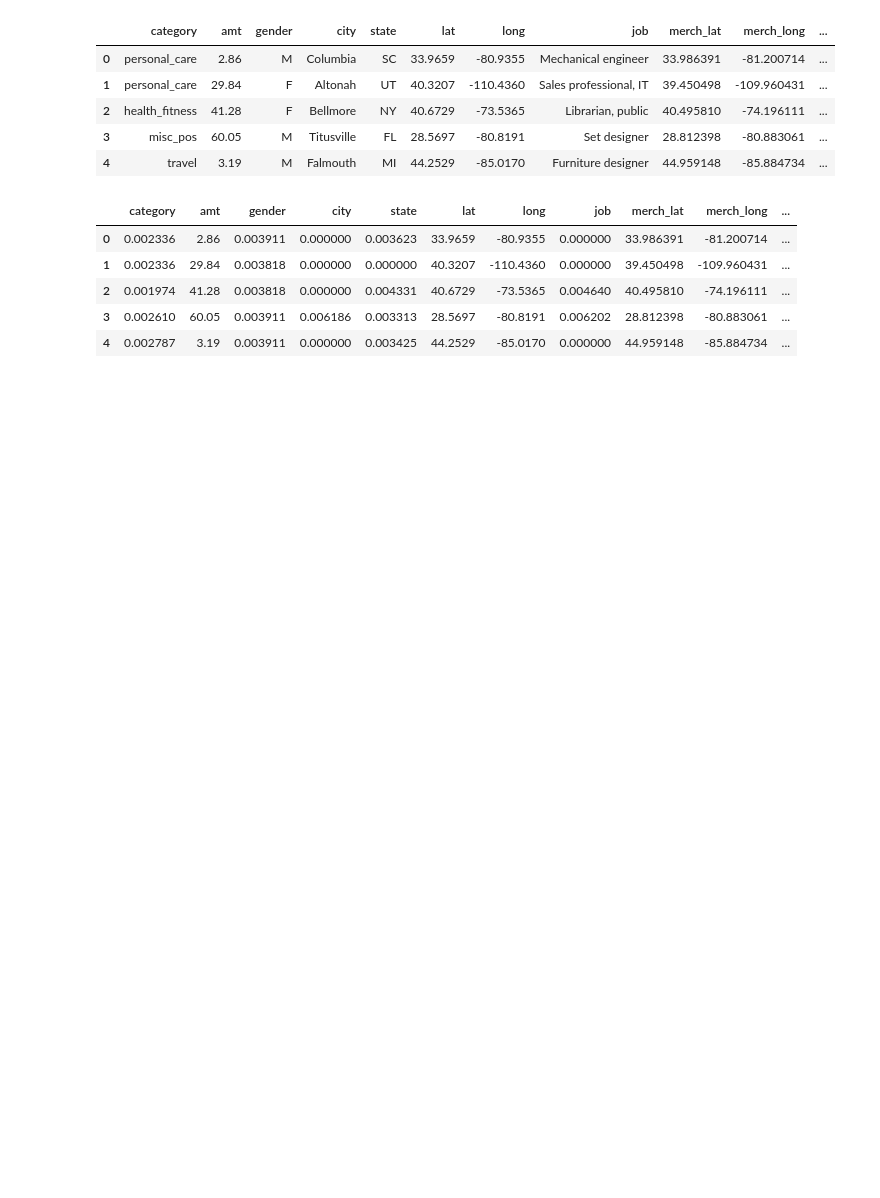
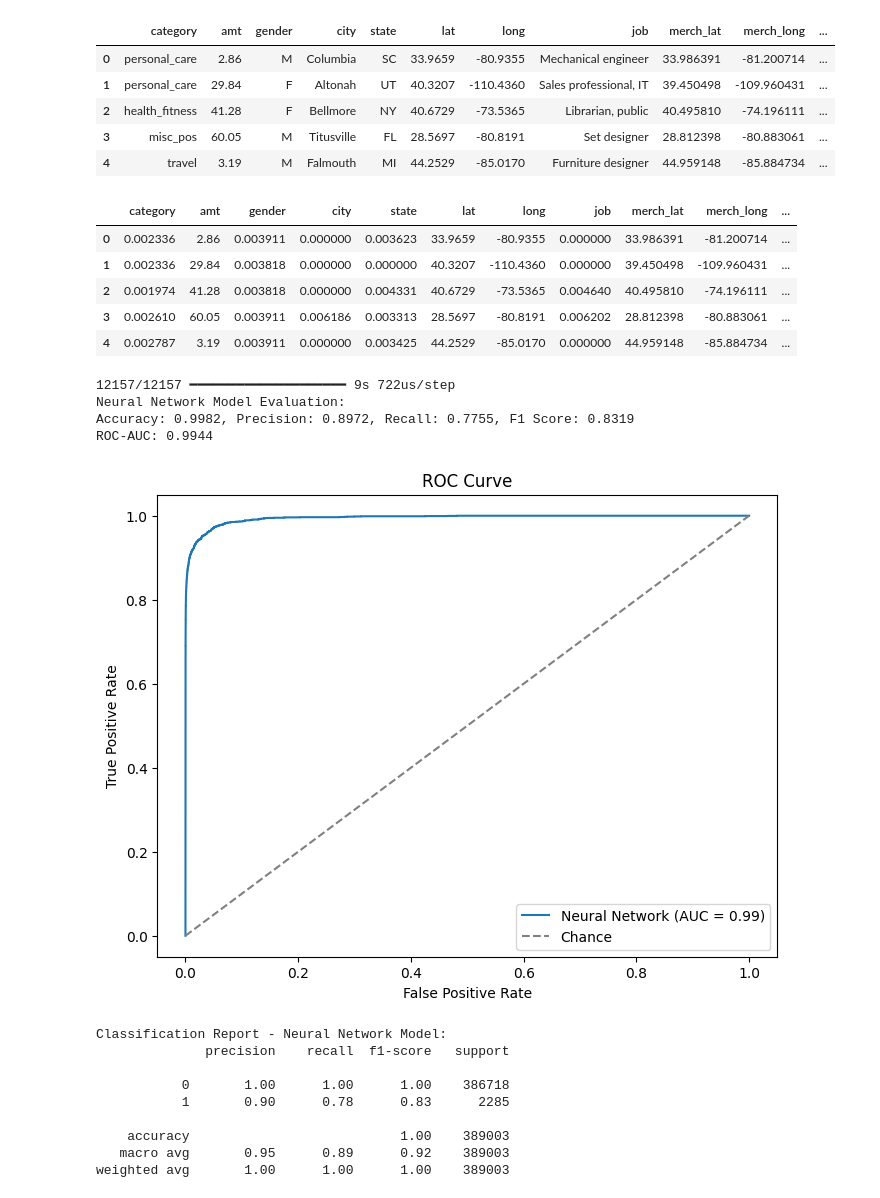
Before and after one commit to gabhinav1989/fraud_detection_capstone, a Jupyter notebook: capstone.ipynb, the cells around one changed output. Cells and saved outputs as stored; diff of their text form; code cells hidden in the pictures; blank space fills up the shorter version.

```diff
--- a/capstone.ipynb
+++ b/capstone.ipynb
@@ -1263,3 +1337,58 @@ X_T.head()
 | 2 | 0.001974 | 41.28 | 0.003818 | 0.000000 | 0.004331 | 40.6729 | -73.5365 | 0.004640 | 40.495810 | -74.196111 | ... |
 | 3 | 0.002610 | 60.05 | 0.003911 | 0.006186 | 0.003313 | 28.5697 | -80.8191 | 0.006202 | 28.812398 | -80.883061 | ... |
 | 4 | 0.002787 | 3.19 | 0.003911 | 0.000000 | 0.003425 | 44.2529 | -85.0170 | 0.000000 | 44.959148 | -85.884734 | ... |
+# %%
+def evaluate_neural_network_model(model, X_test, y_test):
+    # Predict on the test set
+    y_prob = model.predict(X_test).flatten()
+    y_pred = (y_prob > 0.5).astype(int)
+
+    # Calculate evaluation metrics
+    accuracy = accuracy_score(y_test, y_pred)
+    precision = precision_score(y_test, y_pred)
+    recall = recall_score(y_test, y_pred)
+    f1 = f1_score(y_test, y_pred)
+    roc_auc = roc_auc_score(y_test, y_prob)
+
+    # Print evaluation metrics
+    print("Neural Network Model Evaluation:")
+    print(f"Accuracy: {accuracy:.4f}, Precision: {precision:.4f}, Recall: {recall:.4f}, F1 Score: {f1:.4f}")
+    print(f"ROC-AUC: {roc_auc:.4f}")
+
+    # Plot ROC-AUC curve
+    fpr, tpr, _ = roc_curve(y_test, y_prob)
+    plt.figure(figsize=(8, 6))
+    plt.plot(fpr, tpr, label=f'Neural Network (AUC = {roc_auc:.2f})')
+    plt.plot([0, 1], [0, 1], linestyle='--', color='grey', label='Chance')
+    plt.title('ROC Curve')
+    plt.xlabel('False Positive Rate')
+    plt.ylabel('True Positive Rate')
+    plt.legend()
+    plt.show()
+
+    # Plot confusion matrix
+    cm = confusion_matrix(y_test, y_pred)
+    disp = ConfusionMatrixDisplay(confusion_matrix=cm)
+    disp.plot()
+
+    # Print classification report
+    print("Classification Report - Neural Network Model:")
+    print(classification_report(y_test, y_pred))
+
+# Assuming X_test and y_test are your test data features and labels
+evaluate_neural_network_model(best_nn_model, X_test, y_test)
+# %% [output]
+12157/12157 ━━━━━━━━━━━━━━━━━━━━ 9s 722us/step
+Neural Network Model Evaluation:
+Accuracy: 0.9982, Precision: 0.8972, Recall: 0.7755, F1 Score: 0.8319
+ROC-AUC: 0.9944
+[figure, added]
+Classification Report - Neural Network Model:
+              precision    recall  f1-score   support
+
+           0       1.00      1.00      1.00    386718
+           1       0.90      0.78      0.83      2285
+
+    accuracy                           1.00    389003
+   macro avg       0.95      0.89      0.92    389003
+weighted avg       1.00      1.00      1.00    389003
```
Also changed, not shown: parts of 34 cells of this notebook, 39 other files.
